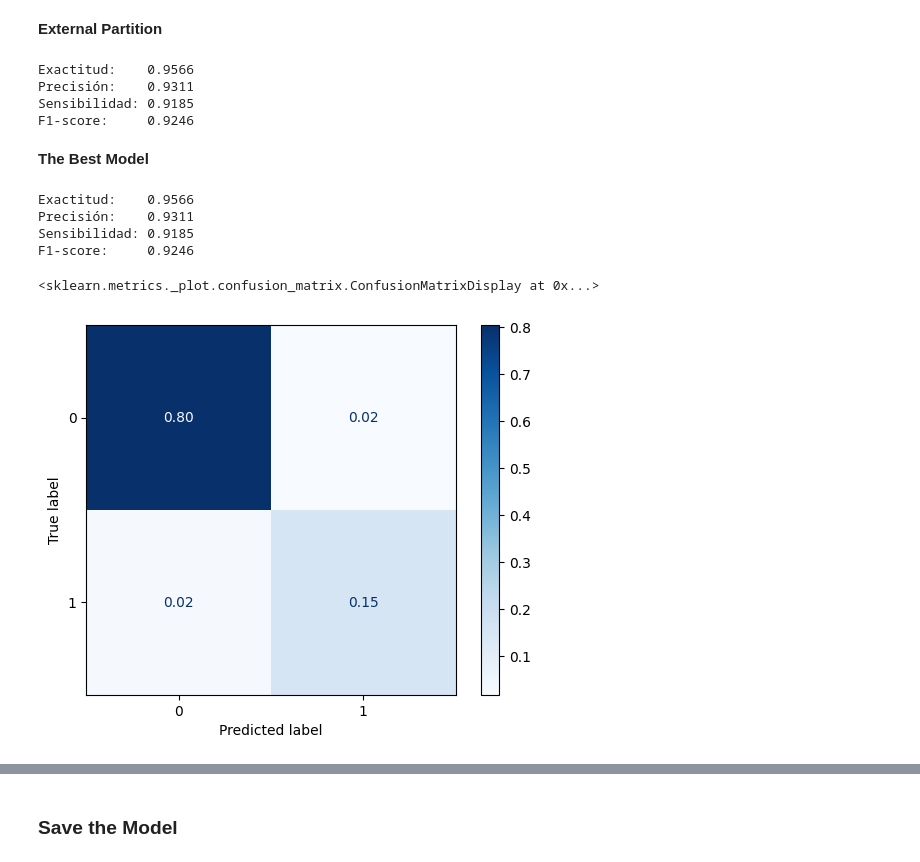
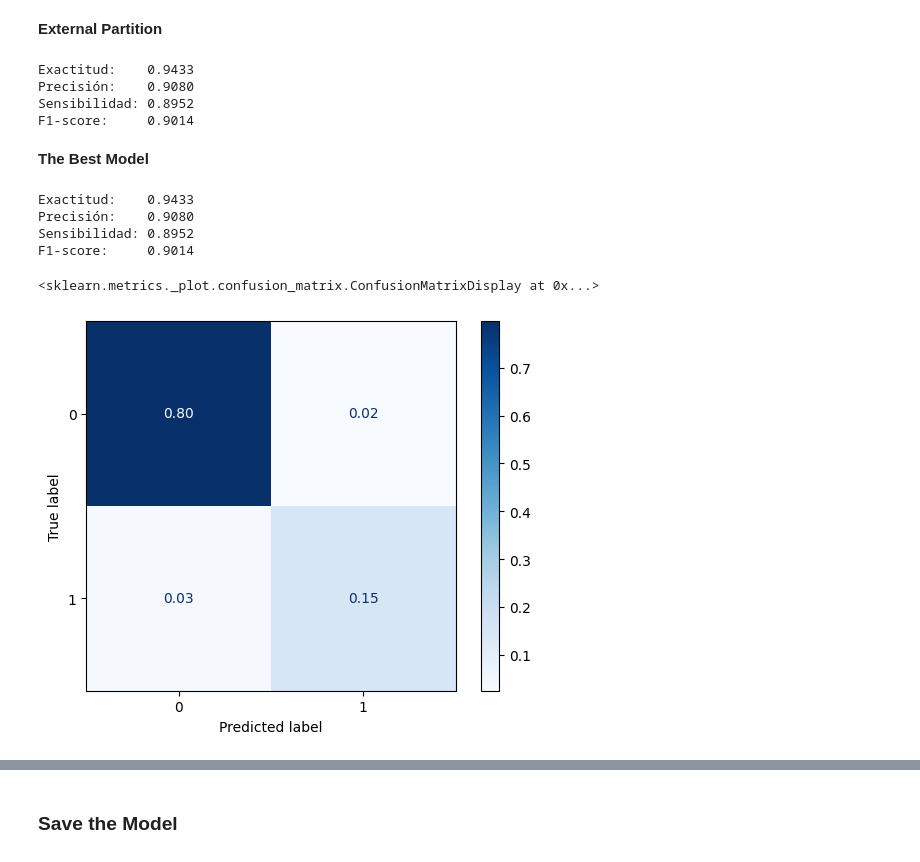
Before and after one commit to Ly-Ax/TFMasterIA, a Jupyter notebook: notebooks/classifier/model_stacking.ipynb, the cells around one changed output, grey strips where cells are left out. Drawn from its saved outputs; the diff is of its cells as text; code cells hidden in the pictures.

```diff
--- a/notebooks/classifier/model_stacking.ipynb
+++ b/notebooks/classifier/model_stacking.ipynb
@@ -329,7 +570,6 @@ F1-score:     0.9236
 # %% [markdown]
 **Internal Partition**
 # %%
-# xgboost_custom.fit(X_train, y_train)
-
-# y_pred = xgboost_custom.predict(X_val)
+meta_pipe.fit(X_train, y_train)
+y_pred = meta_pipe.predict(X_val)
 # %%
@@ -345,45 +585,43 @@ F1-score:     0.9240
 # %% [markdown]
 **External Partition**
 # %%
-# X_train_val = pd.concat([X_train, X_val], axis=0)
-# y_train_val = pd.concat([y_train, y_val], axis=0)
-
-# xgboost_custom.fit(X_train_val, y_train_val)
-
-# y_pred = xgboost_custom.predict(X_test)
+X_train_val = pd.concat([X_train, X_val], axis=0)
+y_train_val = pd.concat([y_train, y_val], axis=0)
+# %%
+meta_pipe.fit(X_train_val, y_train_val)
+y_pred = meta_pipe.predict(X_test)
 # %%
-# print("Exactitud:    %.4f" % (accuracy_score(y_test, y_pred)))
-# print("Precisión:    %.4f" % (precision_score(y_test, y_pred, average="macro")))
-# print("Sensibilidad: %.4f" % (recall_score(y_test, y_pred, average="macro")))
-# print("F1-score:     %.4f" % (f1_score(y_test, y_pred, average="macro")))
+print("Exactitud:    %.4f" % (accuracy_score(y_test, y_pred)))
+print("Precisión:    %.4f" % (precision_score(y_test, y_pred, average="macro")))
+print("Sensibilidad: %.4f" % (recall_score(y_test, y_pred, average="macro")))
+print("F1-score:     %.4f" % (f1_score(y_test, y_pred, average="macro")))
 # %% [output]
-Exactitud:    0.9566
-Precisión:    0.9311
-Sensibilidad: 0.9185
-F1-score:     0.9246
+Exactitud:    0.9433
+Precisión:    0.9080
+Sensibilidad: 0.8952
+F1-score:     0.9014
 # %% [markdown]
 **The Best Model**
 # %%
-# xgboost_custom.fit(X_train_val, y_train_val)
-
-# y_pred = xgboost_custom.predict(X_test)
+meta_pipe.fit(X_train_val, y_train_val)
+y_pred = meta_pipe.predict(X_test)
 # %%
-# print("Exactitud:    %.4f" % (accuracy_score(y_test, y_pred)))
-# print("Precisión:    %.4f" % (precision_score(y_test, y_pred, average="macro")))
-# print("Sensibilidad: %.4f" % (recall_score(y_test, y_pred, average="macro")))
-# print("F1-score:     %.4f" % (f1_score(y_test, y_pred, average="macro")))
+print("Exactitud:    %.4f" % (accuracy_score(y_test, y_pred)))
+print("Precisión:    %.4f" % (precision_score(y_test, y_pred, average="macro")))
+print("Sensibilidad: %.4f" % (recall_score(y_test, y_pred, average="macro")))
+print("F1-score:     %.4f" % (f1_score(y_test, y_pred, average="macro")))
 # %% [output]
-Exactitud:    0.9566
-Precisión:    0.9311
-Sensibilidad: 0.9185
-F1-score:     0.9246
+Exactitud:    0.9433
+Precisión:    0.9080
+Sensibilidad: 0.8952
+F1-score:     0.9014
 # %%
-# cm_xgb = confusion_matrix(y_test, y_pred, normalize="all")
+cm_xgb = confusion_matrix(y_test, y_pred, normalize="all")
 
-# disp = ConfusionMatrixDisplay(confusion_matrix=cm_xgb,
-#                               display_labels=xgb_model.classes_)
-# disp.plot(cmap="Blues", values_format=".2f")
+disp = ConfusionMatrixDisplay(confusion_matrix=cm_xgb,
+                              display_labels=meta_model.classes_)
+disp.plot(cmap="Blues", values_format=".2f")
 # %% [output]
 <sklearn.metrics._plot.confusion_matrix.ConfusionMatrixDisplay at 0x...>
-[figure, old version]
+[figure, new version]
 # %%
```
Also changed, not shown: parts of 59 cells of this notebook, 4 other files.
